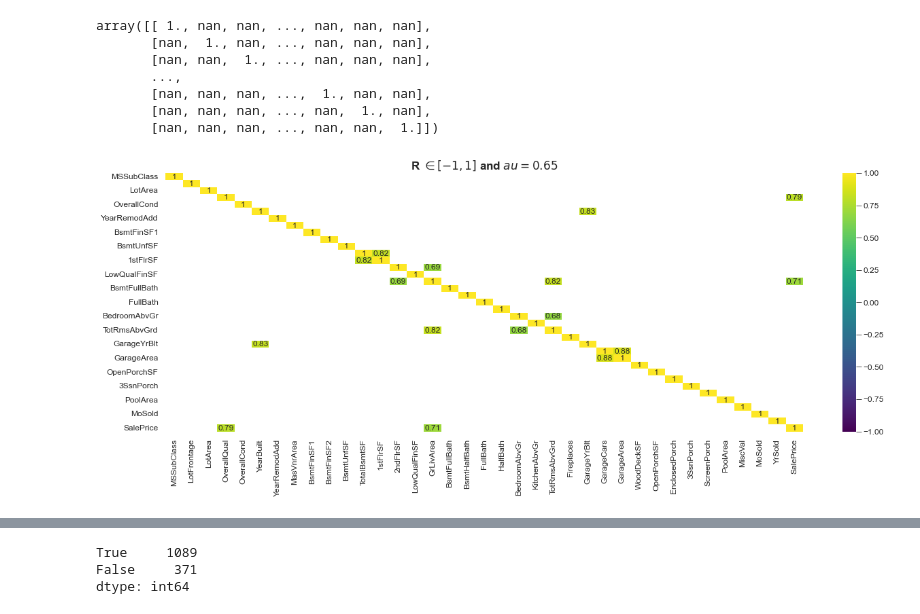
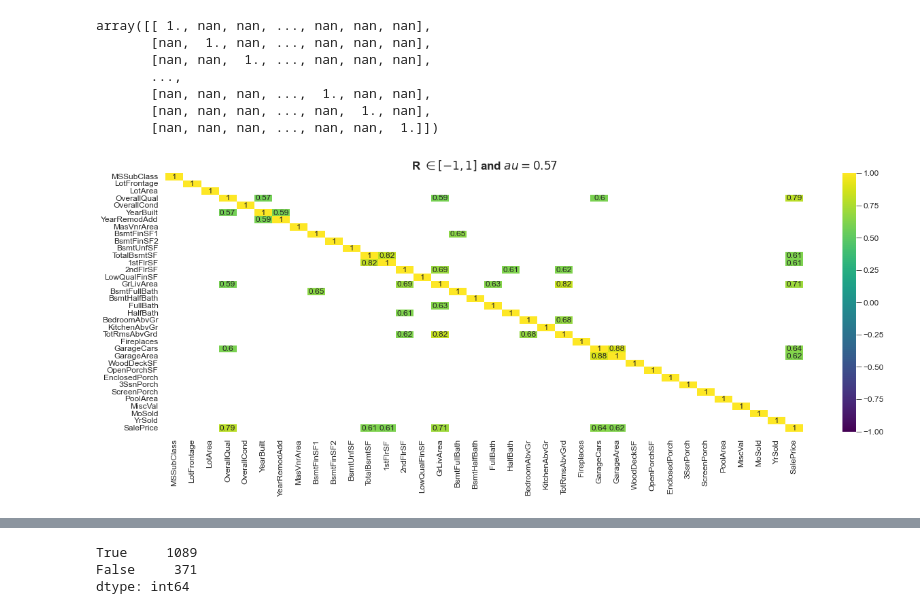
Before and after one commit to ZenithClown/self-development, a Jupyter notebook: competitions/kaggle/House Prices - Advanced Regression Techniques/Data Analysis.ipynb, the cells around one changed output, grey strips where cells are left out. Drawn from its saved outputs; the diff is of its cells as text; code cells hidden in the pictures.

```diff
--- a/competitions/kaggle/House Prices - Advanced Regression Techniques/Data Analysis.ipynb
+++ b/competitions/kaggle/House Prices - Advanced Regression Techniques/Data Analysis.ipynb
@@ -294,7 +294,7 @@ plt.show()
 # %% [output]
 [figure]
 # %%
-THRESHOLD = 0.65 # tau value
+THRESHOLD = 0.57 # tau value
 # %%
 corr = data.corr() # correlation of all numeric variables
 # %%
@@ -313,12 +313,12 @@ array([[ 1., nan, nan, ..., nan, nan, nan],
 # %%
 corr_filtered = pd.DataFrame(arr, columns = corr.columns, index = corr.index) # filtered based on threshold
 # %%
-sns.heatmap(corr_filtered, vmin = -1, vmax = 1, cmap = "viridis", annot = True)
+sns.heatmap(corr_filtered, vmin = -1, vmax = 1, cmap = "viridis", annot = True, xticklabels = True, yticklabels = True)
 
 plt.title(f"R $\in [-1, 1]$ and $\tau = {THRESHOLD}$")
 plt.show()
 # %% [output]
-[figure, old version]
+[figure, new version]
 # %% [markdown]
 **Observations** On defining $\pm \tau$ we can now clearly identify which values have a relationship. Inference from heatmap are:
   * There are no features which have a significantly high negative correlation.
```
Also changed, not shown: parts of 13 cells of this notebook.
